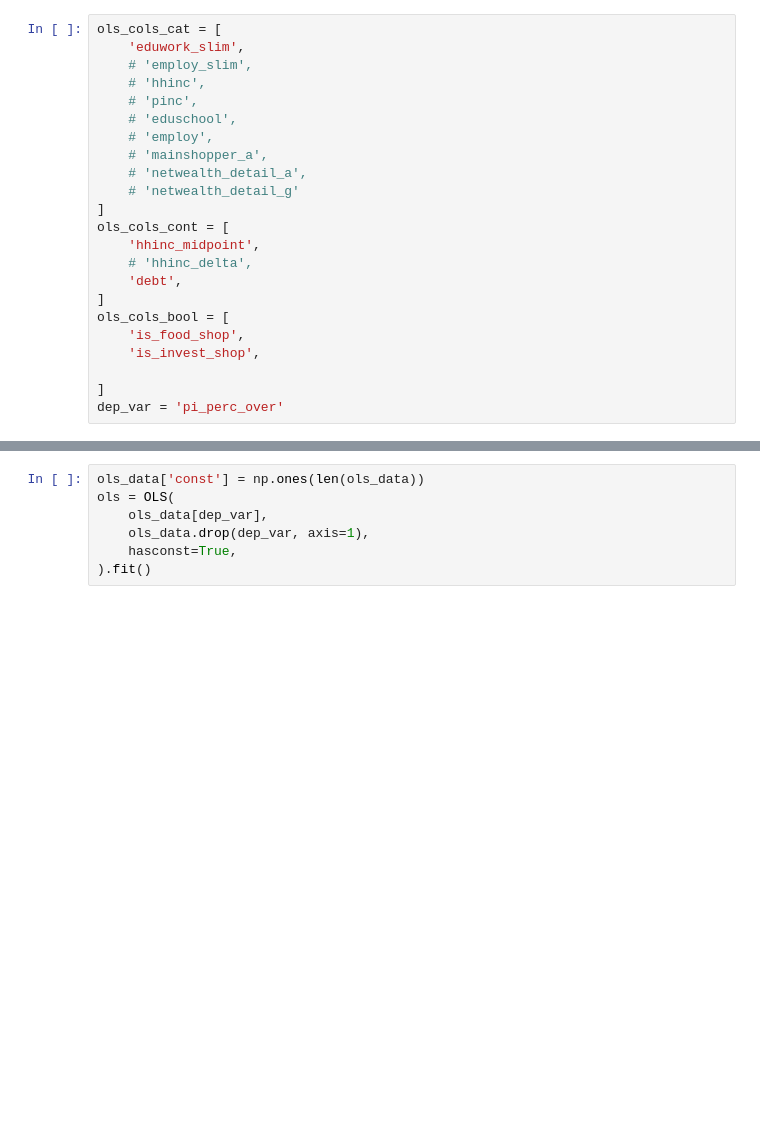
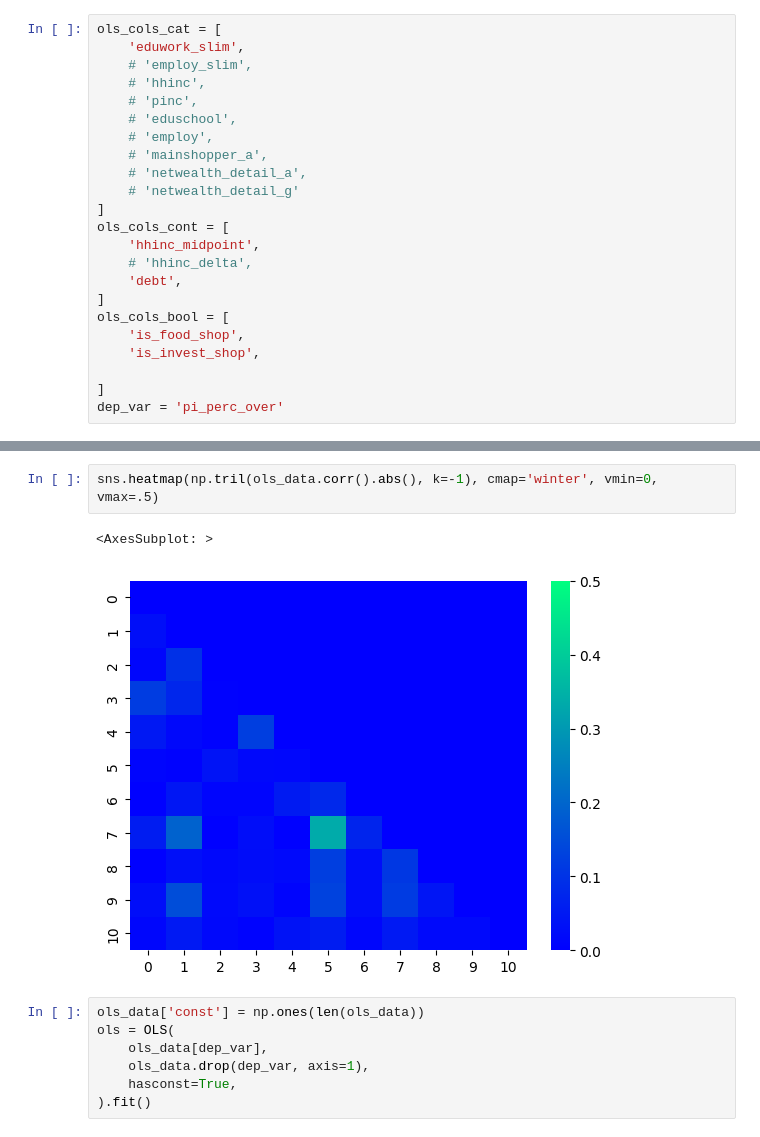
Before and after one commit to lukasgrahl/memoire2, a Jupyter notebook: notebooks/02-hhp.ipynb, the cells around one changed output, grey strips where cells are left out. Cells and saved outputs as stored; diff of their text form; blank space fills up the shorter version.

```diff
--- a/notebooks/02-hhp.ipynb
+++ b/notebooks/02-hhp.ipynb
@@ -110,3 +99,8 @@ ols_data.corr().abs()
+# %%
+sns.heatmap(np.tril(ols_data.corr().abs(), k=-1), cmap='winter', vmin=0, vmax=.5)
+# %% [output]
+<AxesSubplot: >
+[figure, added]
 # %%
 ols_data['const'] = np.ones(len(ols_data))
 ols = OLS(
```
Also changed, not shown: parts of 16 cells of this notebook, 7 other files.
